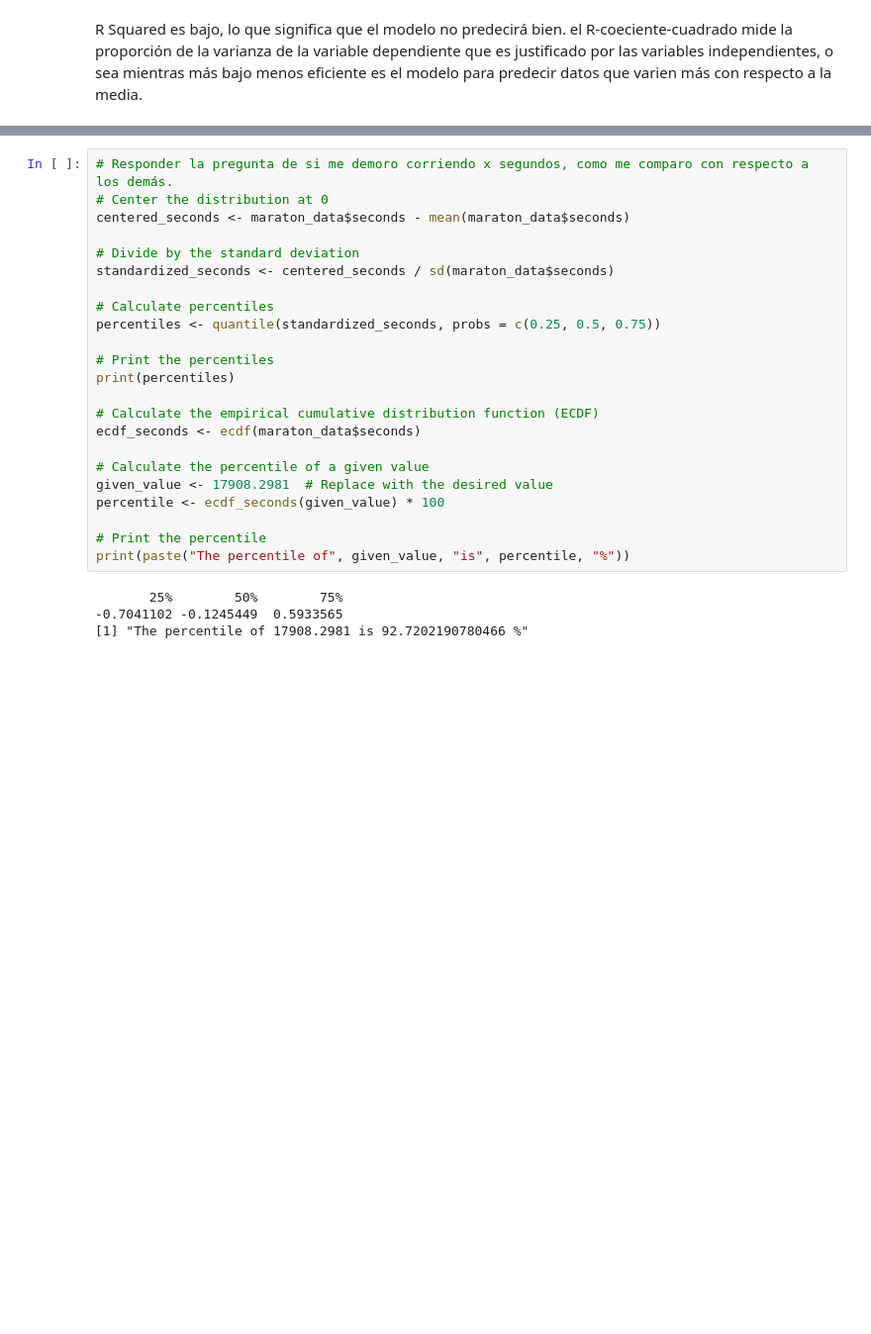
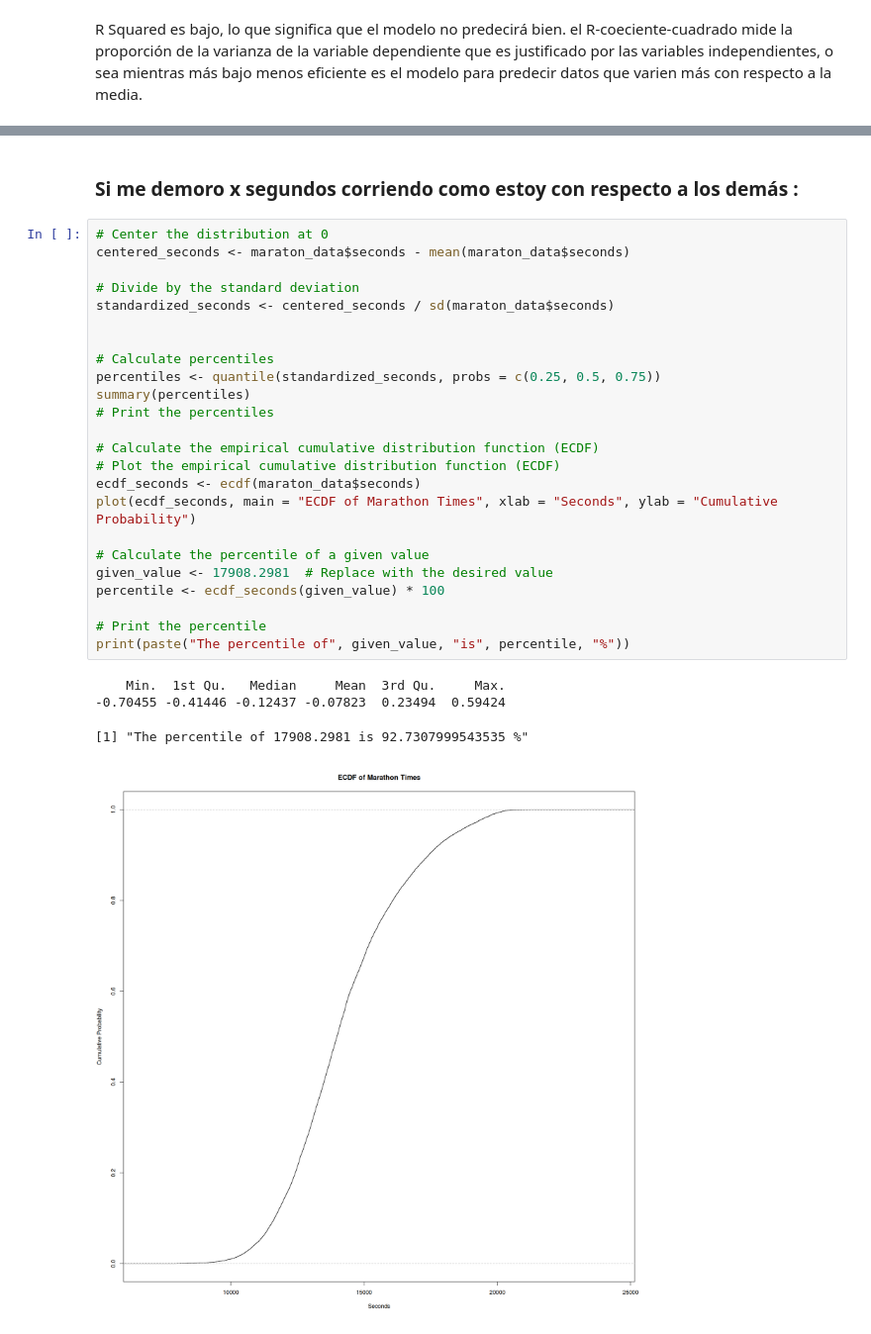
Before and after one commit to BritoAlv/MarathonStatistics, a Jupyter notebook: stats.ipynb, the cells around one changed output, grey strips where cells are left out. Shown at 99% size. Cells and saved outputs as stored; diff of their text form; blank space fills up the shorter version.

```diff
--- a/stats.ipynb
+++ b/stats.ipynb
@@ -602,27 +685,31 @@ X-squared = 892.8, df = 10, p-value < 0.00000000000000022
+# %% [markdown]
+### Si me demoro x segundos corriendo como estoy con respecto a los demás :
 # %%
-# Responder la pregunta de si me demoro corriendo x segundos, como me comparo con respecto a los demás.
 # Center the distribution at 0
 centered_seconds <- maraton_data$seconds - mean(maraton_data$seconds)
 
 # Divide by the standard deviation
 standardized_seconds <- centered_seconds / sd(maraton_data$seconds)
 
+
 # Calculate percentiles
 percentiles <- quantile(standardized_seconds, probs = c(0.25, 0.5, 0.75))
-
+summary(percentiles)
 # Print the percentiles
-print(percentiles)
 
 # Calculate the empirical cumulative distribution function (ECDF)
+# Plot the empirical cumulative distribution function (ECDF)
 ecdf_seconds <- ecdf(maraton_data$seconds)
+plot(ecdf_seconds, main = "ECDF of Marathon Times", xlab = "Seconds", ylab = "Cumulative Probability")
 
 # Calculate the percentile of a given value
 given_value <- 17908.2981  # Replace with the desired value
 percentile <- ecdf_seconds(given_value) * 100
 
 # Print the percentile
 print(paste("The percentile of", given_value, "is", percentile, "%"))
 # %% [output]
-       25%        50%        75%
--0.7041102 -0.1245449  0.5933565
-[1] "The percentile of 17908.2981 is 92.7202190780466 %"
+    Min.  1st Qu.   Median     Mean  3rd Qu.     Max.
+-0.70455 -0.41446 -0.12437 -0.07823  0.23494  0.59424
+[1] "The percentile of 17908.2981 is 92.7307999543535 %"
+[figure, added]
```
Also changed, not shown: parts of 53 cells of this notebook, 2 other files.
